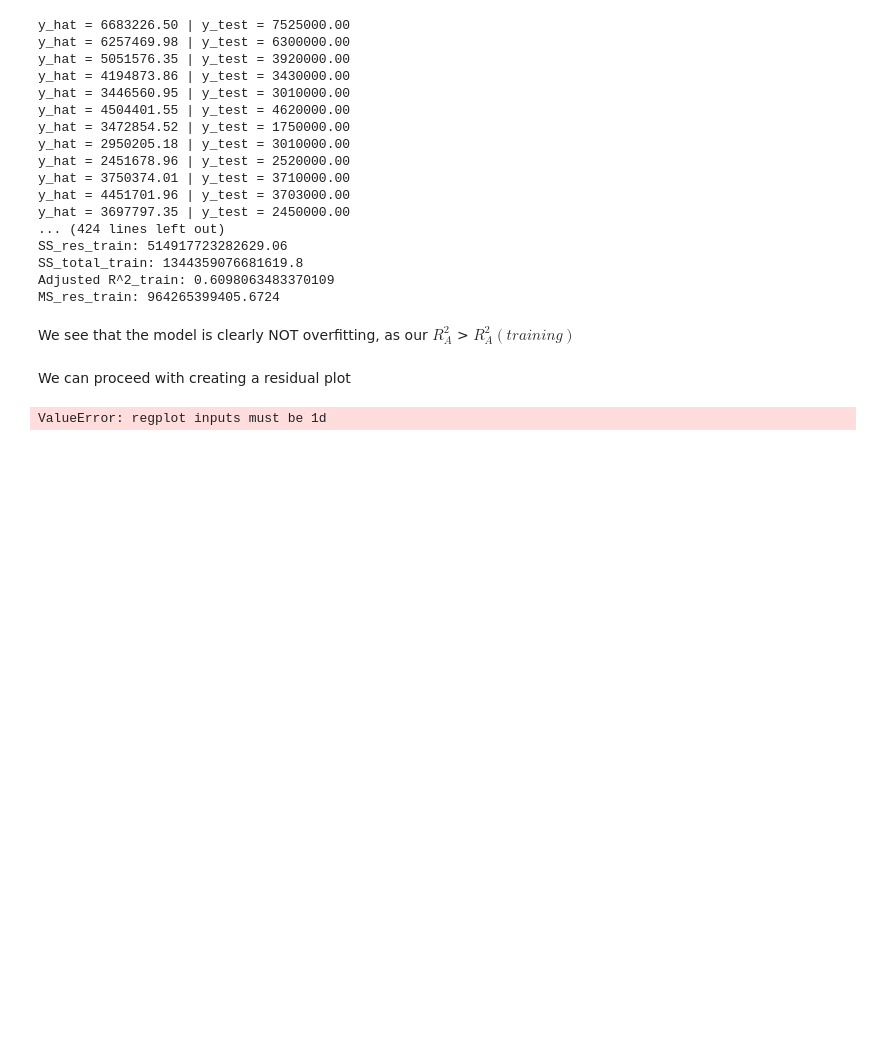
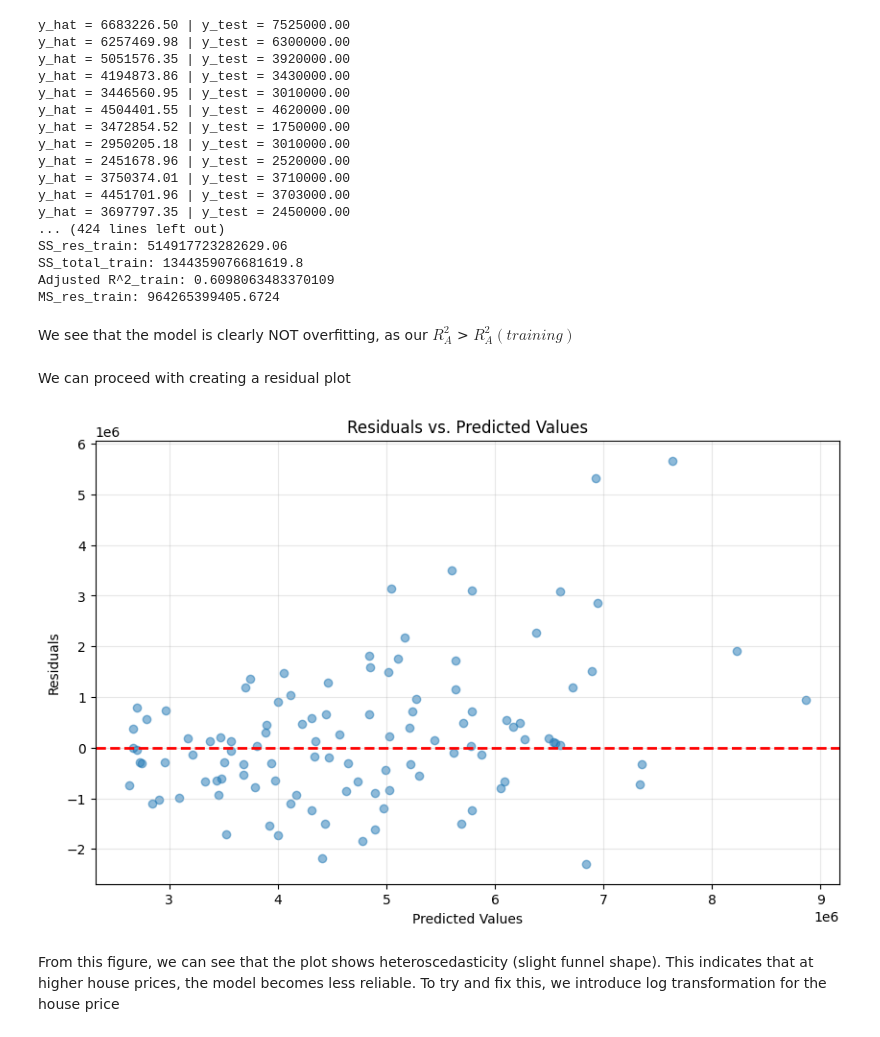
Before and after one commit to ParikNaik/Regression-Efficiency-Test-HousePrice, a Jupyter notebook: src/multlinreg.ipynb, the cells around one changed output. Drawn from its saved outputs; the diff is of its cells as text; code cells hidden in the pictures; blank space fills up the shorter version.

Commit message:
Added residual plot

```diff
--- a/src/multlinreg.ipynb
+++ b/src/multlinreg.ipynb
@@ -297,11 +297,24 @@ We see that the model is clearly NOT overfitting, as our $R^2_A$ > $R^2_A (train
 # %% [markdown]
 We can proceed with creating a residual plot
 # %%
-sns.residplot(x=X, y=y, data = df)
+residuals = y_test - y_hat
 
-plt.xlabel("Predictors")
-plt.ylabel("Price")
-plt.title("Residual plot")
+plt.figure(figsize=(10, 6))
+
+plt.scatter(y_hat, residuals, alpha=0.5)
+
+plt.axhline(y=0, color='r', linestyle='--', linewidth=2)
+
+plt.xlabel('Predicted Values')
+
+plt.ylabel('Residuals')
+
+plt.title('Residuals vs. Predicted Values')
+
+plt.grid(True, alpha=0.3)
+
 plt.show()
 # %% [output]
-ValueError: regplot inputs must be 1d
+[figure, added]
+# %% [markdown]
+From this figure, we can see that the plot shows heteroscedasticity (slight funnel shape). This indicates that at higher house prices, the model becomes less reliable. To try and fix this, we introduce log transformation for the house price
```
Also changed, not shown: parts of 2 cells of this notebook.
